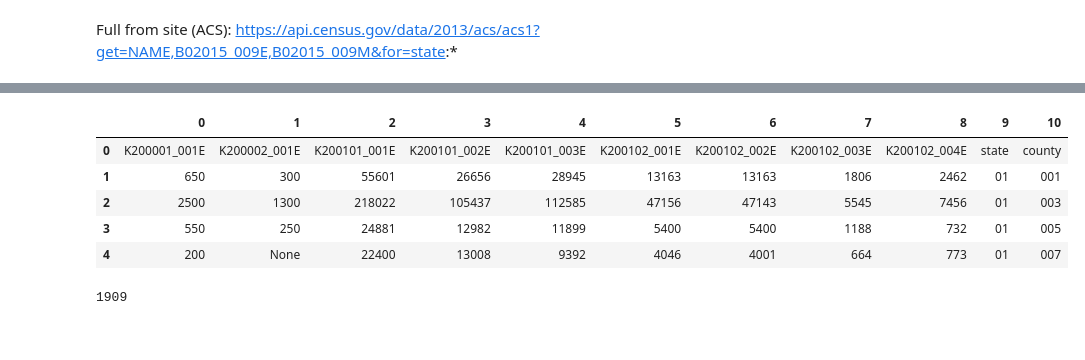
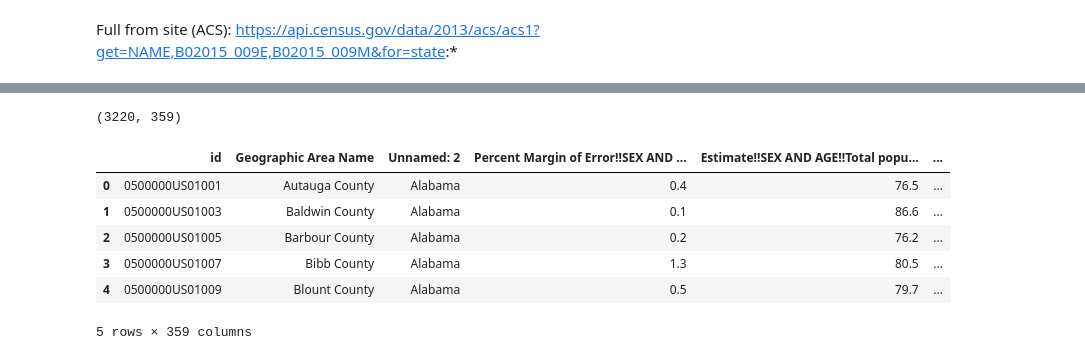
Before and after one commit to Agelf123/covid_predictions, a Jupyter notebook: code/jordan/Census API Puller.ipynb, the cells around one changed output, grey strips where cells are left out. Saved outputs shown, nothing was run; the diff lists cells and outputs as text; code cells hidden in the pictures.

```diff
--- a/code/jordan/Census API Puller.ipynb
+++ b/code/jordan/Census API Puller.ipynb
@@ -67,13 +136,16 @@ counties_df = pd.DataFrame(json_data)
+# %%
+census = pd.read_csv('../../data/census_data.csv')
+# %%
+census.shape
+# %% [output]
+(3220, 359)
 # %%
-counties_df.head()
+census.head()
 # %% [output]
-|  | 0 | 1 | 2 | 3 | 4 | 5 | 6 | 7 | 8 | 9 | 10 |
-| 0 | K200001_001E | K200002_001E | K200101_001E | K200101_002E | K200101_003E | K200102_001E | K200102_002E | K200102_003E | K200102_004E | state | county |
-| 1 | 650 | 300 | 55601 | 26656 | 28945 | 13163 | 13163 | 1806 | 2462 | 01 | 001 |
-| 2 | 2500 | 1300 | 218022 | 105437 | 112585 | 47156 | 47143 | 5545 | 7456 | 01 | 003 |
-| 3 | 550 | 250 | 24881 | 12982 | 11899 | 5400 | 5400 | 1188 | 732 | 01 | 005 |
-| 4 | 200 | None | 22400 | 13008 | 9392 | 4046 | 4001 | 664 | 773 | 01 | 007 |
+|  | id | Geographic Area Name | Unnamed: 2 | Percent Margin of Error!!SEX AND ... | Estimate!!SEX AND AGE!!Total popu... | ... |
+| 0 | 0500000US01001 | Autauga County | Alabama | 0.4 | 76.5 | ... |
+| 1 | 0500000US01003 | Baldwin County | Alabama | 0.1 | 86.6 | ... |
+| 2 | 0500000US01005 | Barbour County | Alabama | 0.2 | 76.2 | ... |
+| 3 | 0500000US01007 | Bibb County | Alabama | 1.3 | 80.5 | ... |
+| 4 | 0500000US01009 | Blount County | Alabama | 0.5 | 79.7 | ... |
+5 rows × 359 columns
-# %%
-counties_df[0].value_counts().sum()
-# %% [output]
-1909
```
Also changed, not shown: parts of 20 cells of this notebook.
